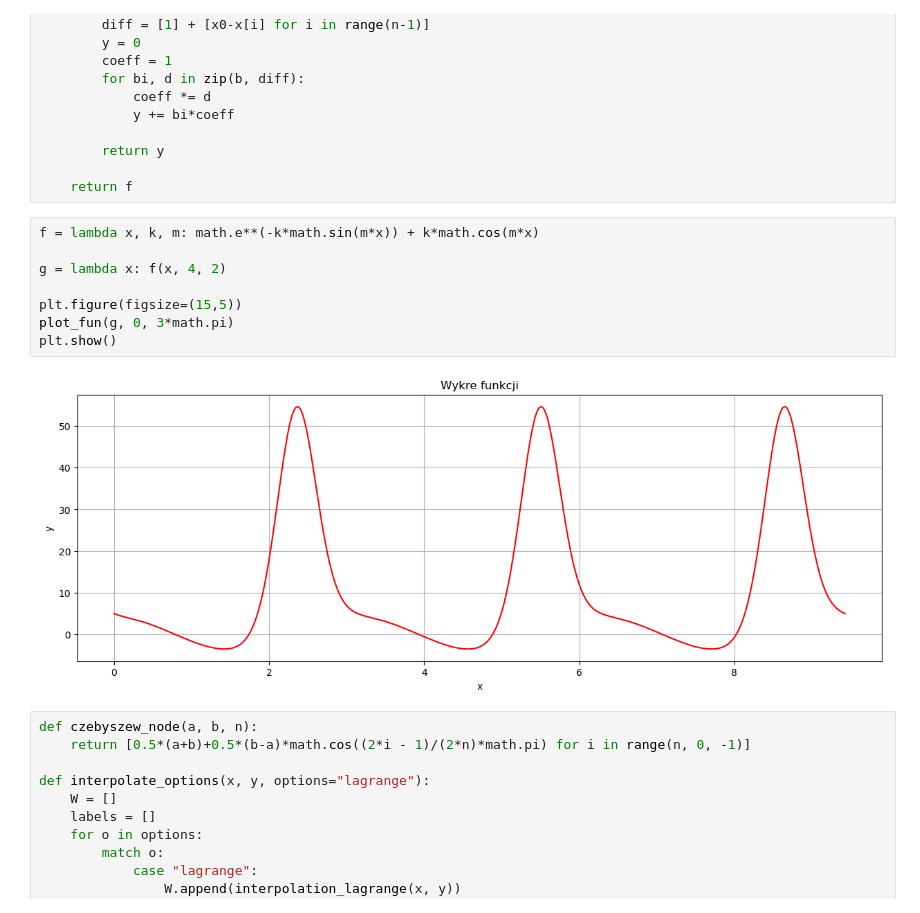
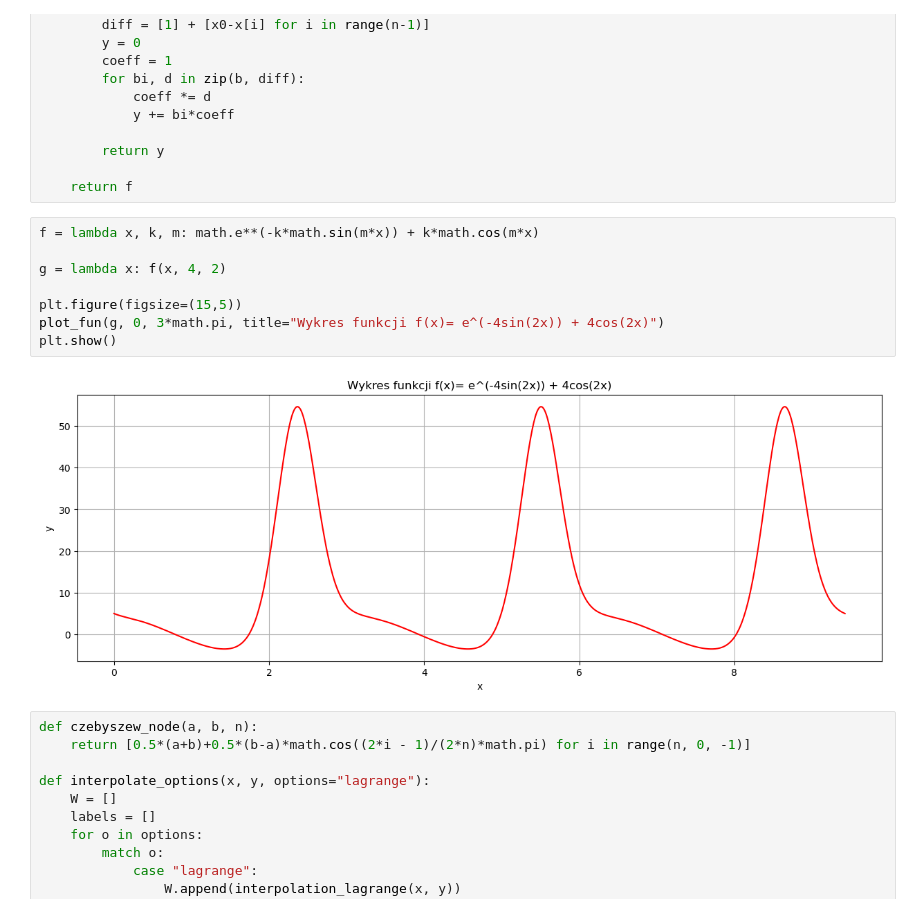
Before and after one commit to kawixKrul/Metody-Obliczeniowe, a Jupyter notebook: lab2/interpolacja.ipynb, the cells around one changed output. Saved outputs shown, nothing was run; the diff lists cells and outputs as text.

```diff
--- a/lab2/interpolacja.ipynb
+++ b/lab2/interpolacja.ipynb
@@ -65,13 +65,13 @@ def interpolation_newton(x, y):
 # %%
 f = lambda x, k, m: math.e**(-k*math.sin(m*x)) + k*math.cos(m*x)
 
 g = lambda x: f(x, 4, 2)
 
 plt.figure(figsize=(15,5))
-plot_fun(g, 0, 3*math.pi)
+plot_fun(g, 0, 3*math.pi, title="Wykres funkcji f(x)= e^(-4sin(2x)) + 4cos(2x)")
 plt.show()
 # %% [output]
-[figure, old version]
+[figure, new version]
 # %%
 def czebyszew_node(a, b, n):
     return [0.5*(a+b)+0.5*(b-a)*math.cos((2*i - 1)/(2*n)*math.pi) for i in range(n, 0, -1)]
```
Also changed, not shown: parts of 7 cells of this notebook, 3 other files.
